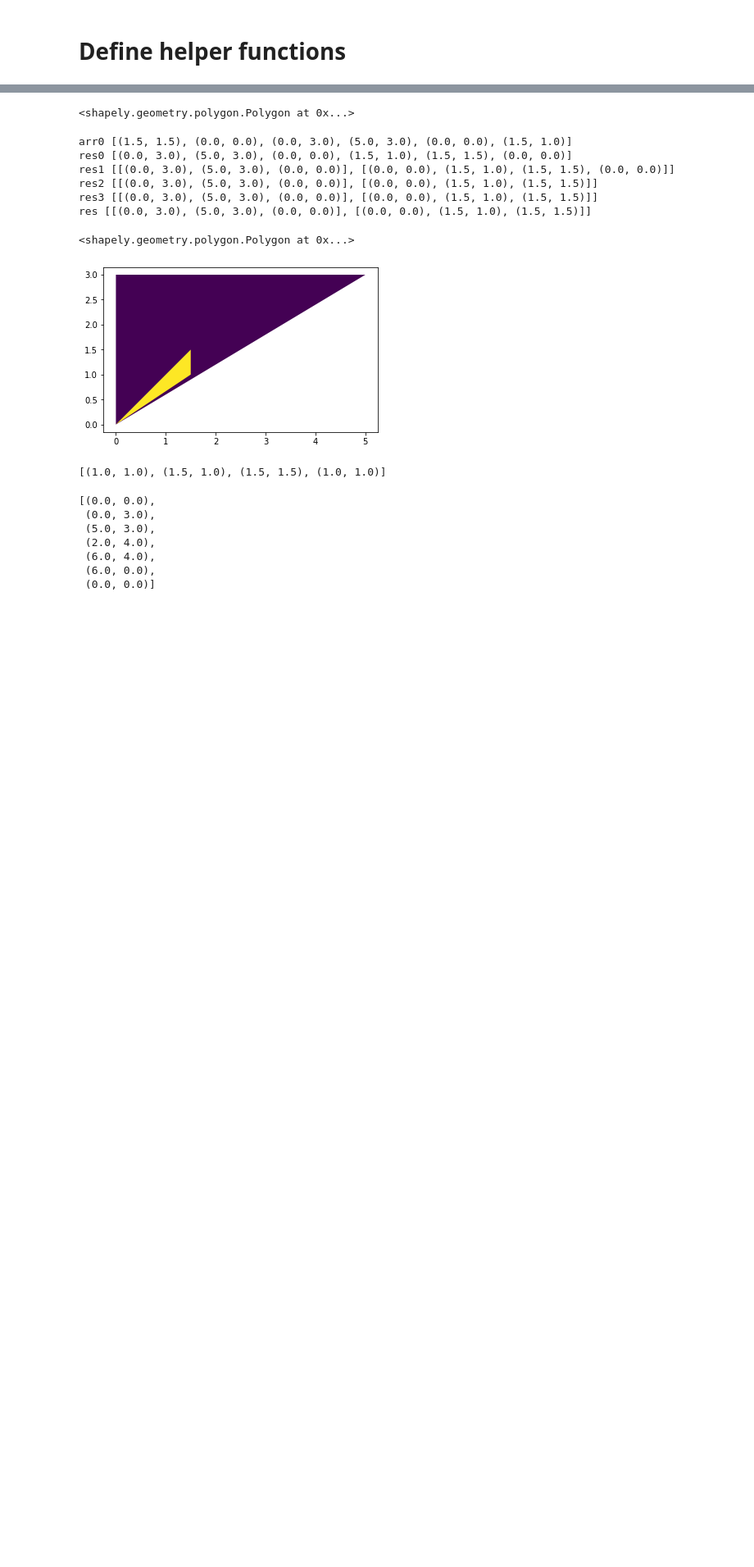
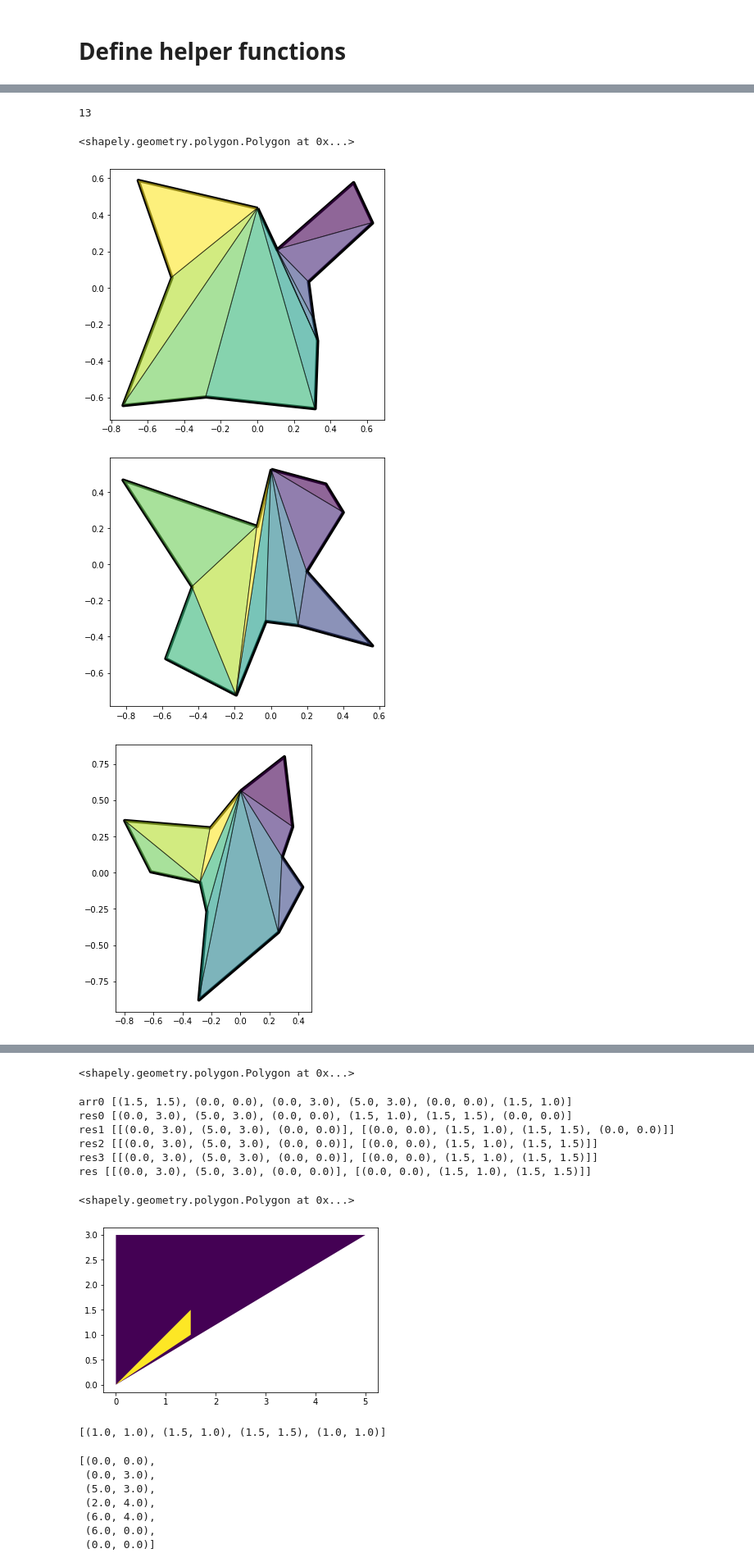
Before and after one commit to maximylius/shadow_projection_2D, a Jupyter notebook: shadows.ipynb, the cells around one changed output, grey strips where cells are left out. Shown at 82% size. Drawn from its saved outputs; the diff is of its cells as text; code cells hidden in the pictures; blank space fills up the shorter version.

```diff
--- a/shadows.ipynb
+++ b/shadows.ipynb
@@ -58,3 +22,0 @@ TypeError: expected 0 arguments, got 1
-# %%
-arr = list(range(10))
-arr[:9] + arr [9:]
@@ -731,0 +1168,20 @@ poly
+# %%
+len(b.exterior.coords)
+# %% [output]
+13
+# %%
+createPolygon(12, regular=False, convex=False)
+# %% [output]
+<shapely.geometry.polygon.Polygon at 0x...>
+# %%
+for i in range(10):
+    b = createPolygon(12, regular=False, convex=False)
+    a = triangularize(b, plot=True)
+    if not len(a) == len(b.exterior.coords)-3:
+        print("not")
+        triangularize(b, plot=True)
+        break
+# %% [output]
+[figure, added]
+[figure, added]
+[figure, added]
```
Also changed, not shown: parts of 86 cells of this notebook.
